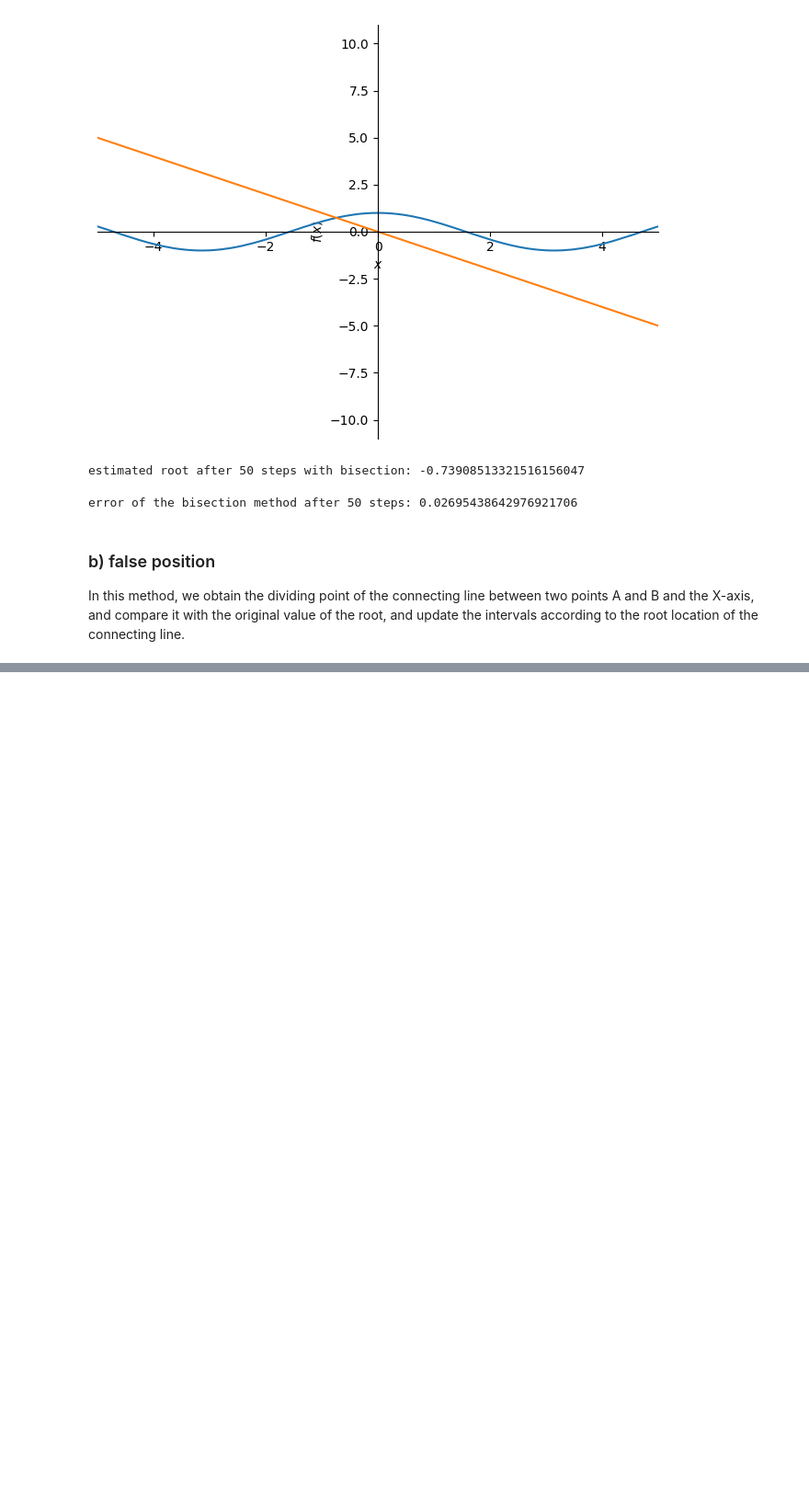
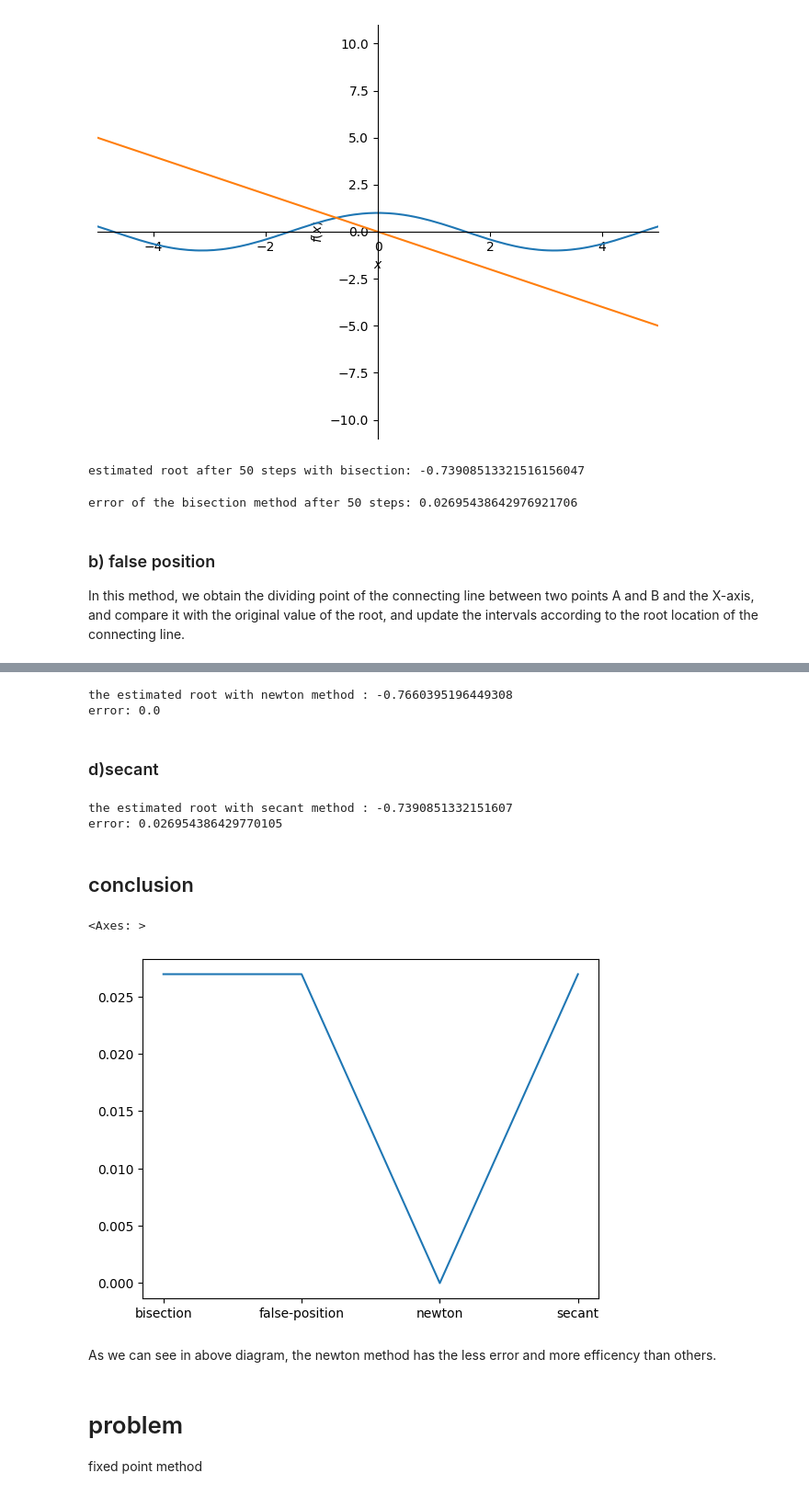
Before and after one commit to sinaapolo969/numericalAnalysis, a Jupyter notebook: numericalAnalysis.ipynb, the cells around one changed output, grey strips where cells are left out. Shown: that part at 92% size. Drawn from its saved outputs; the diff is of its cells as text; code cells hidden in the pictures; blank space fills up the shorter version.

Commit message:
implementing secant and newton method

```diff
--- a/numericalAnalysis.ipynb
+++ b/numericalAnalysis.ipynb
@@ -704,0 +718,74 @@ print(x1)
+# %%
+def function(x):
+    return x + math.cos(x)
+def diff(x):
+    return 1 - math.sin(x)
+
+def newton_method(x0, epsilon, tol, iterations):
+
+    for i in range(iterations):
+        y = function(x0)
+        yprime = diff(x0)
+        if abs(yprime) < epsilon:
+            return x1
+        x1 = x0 - y / yprime
+
+        if abs(x1 - x0) <= tol:
+
+            return x1
+
+        x0 = x1
+    return None
+root = newton_method(1, 0.01, 1.8, 15)
+roots.update({'newton' : root})
+print(f"the estimated root with newton method : {root}\nerror: {abs(root - alpha)}")
+# %% [output]
+the estimated root with newton method : -0.7660395196449308
+error: 0.0
+# %% [markdown]
+### d)secant
+# %%
+def f(x):
+	return x + math.cos(x)
+
+def secant(x1, x2, E):
+	xm = 0; x0 = 0; c = 0;
+	if (f(x1) * f(x2) < 0):
+		while True:
+			x0 = ((x1 * f(x2) - x2 * f(x1)) /
+							(f(x2) - f(x1)))
+			c = f(x1) * f(x0)
+			x1 = x2
+			x2 = x0
+			if (c == 0):
+				break;
+			xm = ((x1 * f(x2) - x2 * f(x1)) /
+							(f(x2) - f(x1)));
+
+			if(abs(xm - x0) < E):
+				break;
+
+		return x0
+
+root = secant(-1, 0, 10**(-16))
+roots.update({'secant' : root})
+print(f"the estimated root with secant method : {root}\nerror: {abs(root - alpha)}")
+# %% [output]
+the estimated root with secant method : -0.7390851332151607
+error: 0.026954386429770105
+# %% [markdown]
+## conclusion
+# %%
+loss = abs(np.array(list(roots.values())) - alpha)
+# %%
+# plot losses
+import seaborn as sns
+sns.lineplot(x = list(roots.keys()), y = loss)
+# %% [output]
+<Axes: >
+[figure, added]
+# %% [markdown]
+As we can see in above diagram, the newton method has the less error and more efficency than others.
+# %% [markdown]
+# problem
+fixed point method
```
Also changed, not shown: parts of 4 cells of this notebook.
